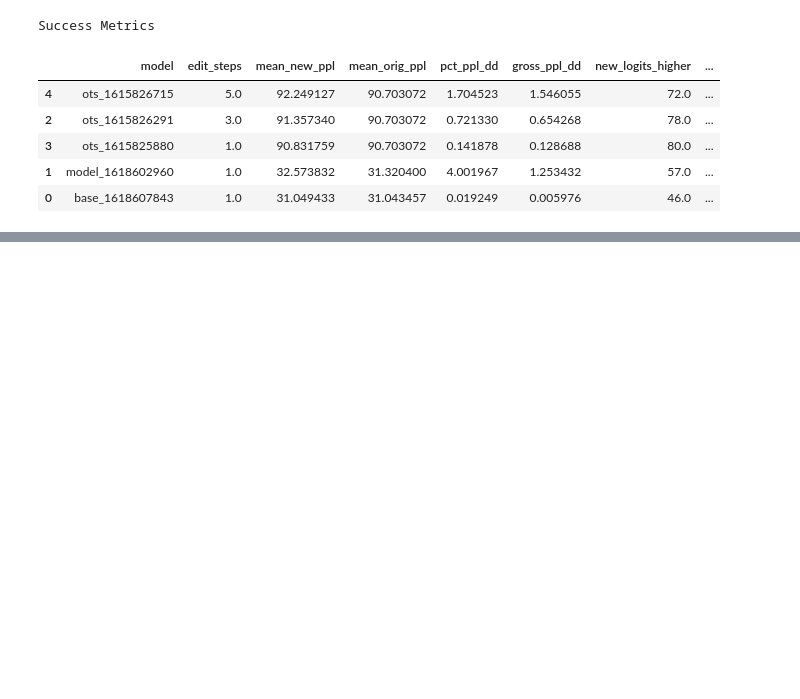
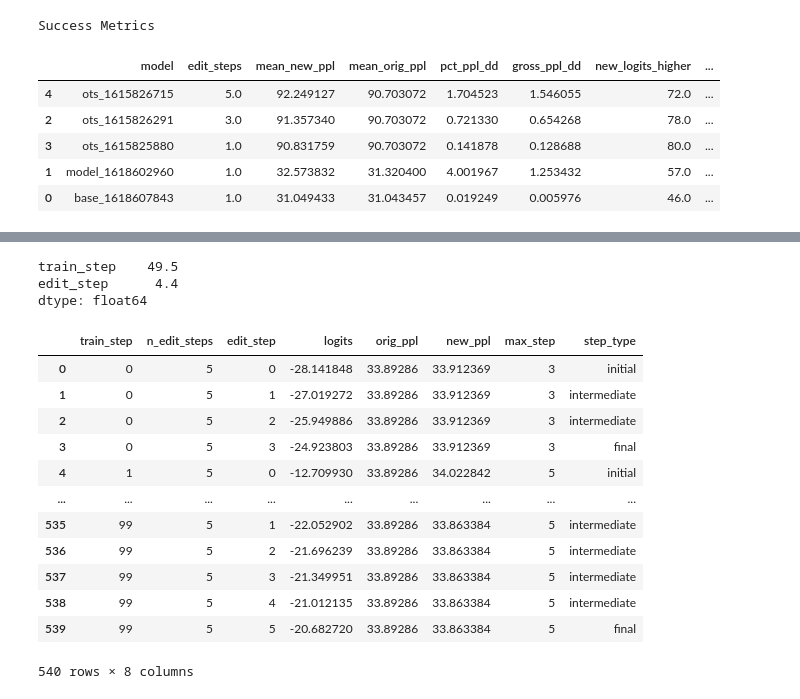
Before and after one commit to spencerbraun/editable_nlp, a Jupyter notebook: eval/Model_Comparisons.ipynb, the cells around one changed output, grey strips where cells are left out. Drawn from its saved outputs; the diff is of its cells as text; code cells hidden in the pictures; blank space fills up the shorter version.

```diff
--- a/eval/Model_Comparisons.ipynb
+++ b/eval/Model_Comparisons.ipynb
@@ -538,0 +642,33 @@ Success Metrics
+# %%
+(
+    ft
+    .query('edit_step != 0')
+    .groupby('train_step')
+    .agg({"edit_step":'size'})
+    .reset_index()
+    .mean()
+#     .edit_step
+#     .hist(align='left')
+)
+# %% [output]
+train_step    49.5
+edit_step      4.4
+dtype: float64
+# %%
+ft_ls = logit_success(ft)
+# %%
+ft_ls
+# %% [output]
+|  | train_step | n_edit_steps | edit_step | logits | orig_ppl | new_ppl | max_step | step_type |
+| 0 | 0 | 5 | 0 | -28.141848 | 33.89286 | 33.912369 | 3 | initial |
+| 1 | 0 | 5 | 1 | -27.019272 | 33.89286 | 33.912369 | 3 | intermediate |
+| 2 | 0 | 5 | 2 | -25.949886 | 33.89286 | 33.912369 | 3 | intermediate |
+| 3 | 0 | 5 | 3 | -24.923803 | 33.89286 | 33.912369 | 3 | final |
+| 4 | 1 | 5 | 0 | -12.709930 | 33.89286 | 34.022842 | 5 | initial |
+| ... | ... | ... | ... | ... | ... | ... | ... | ... |
+| 535 | 99 | 5 | 1 | -22.052902 | 33.89286 | 33.863384 | 5 | intermediate |
+| 536 | 99 | 5 | 2 | -21.696239 | 33.89286 | 33.863384 | 5 | intermediate |
+| 537 | 99 | 5 | 3 | -21.349951 | 33.89286 | 33.863384 | 5 | intermediate |
+| 538 | 99 | 5 | 4 | -21.012135 | 33.89286 | 33.863384 | 5 | intermediate |
+| 539 | 99 | 5 | 5 | -20.682720 | 33.89286 | 33.863384 | 5 | final |
+540 rows × 8 columns
```
Also changed, not shown: parts of 16 cells of this notebook, 14 other files.
